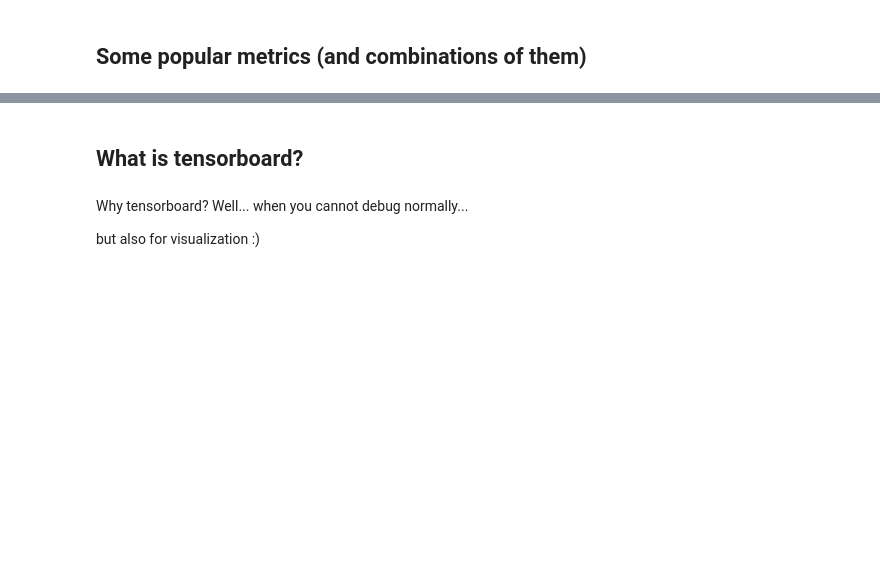
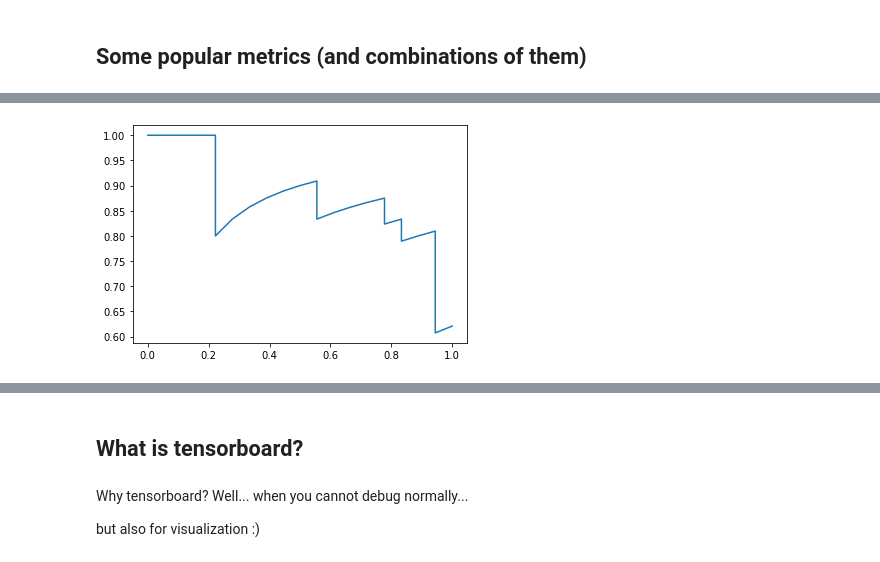
Before and after one commit to AndreaCossu/MLtree, a Jupyter notebook: Supervised Learning.ipynb, the cells around one changed output, grey strips where cells are left out. Saved outputs shown, nothing was run; the diff lists cells and outputs as text; code cells hidden in the pictures; blank space fills up the shorter version.

```diff
--- a/Supervised Learning.ipynb
+++ b/Supervised Learning.ipynb
@@ -207,0 +193,5 @@ array([[0.049, 0.046, 0.038, 0.045, 0.039],
+# %%
+X, y = make_classification(n_classes=2, n_informative=6)
+x_train, x_test, y_train, y_test = train_test_split(X, y, train_size=0.7, shuffle=True)
+model = LogisticRegression().fit(x_train, y_train)
+predictions = model.predict(x_test)
@@ -208,8 +209,7 @@ array([[0.049, 0.046, 0.038, 0.045, 0.039],
 # %%
 # P-R curve
-y_true = np.random.randint(0, 2, (10,))
-y_pred = np.random.random((10,))
-p, r, t = precision_recall_curve(y_true, y_pred)
+probs = model.decision_function(x_test)
+p, r, t = precision_recall_curve(y_test, probs)
 print(p)
 print(r)
 print(t)
@@ -221,0 +232,5 @@ print(t)
+# %%
+plt.plot(r,p)
+plt.show()
+# %% [output]
+[figure, added]
```
Also changed, not shown: parts of 11 cells of this notebook.
